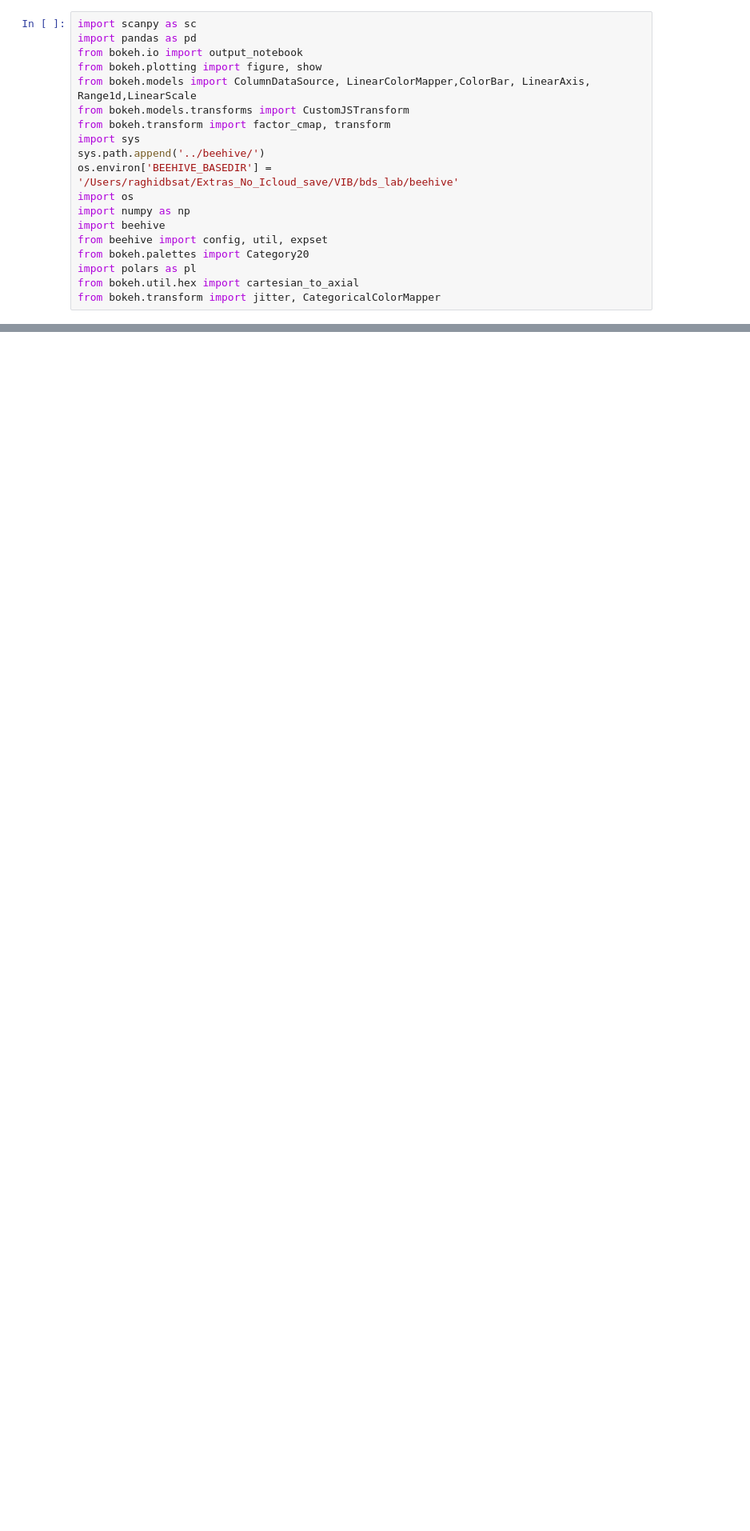
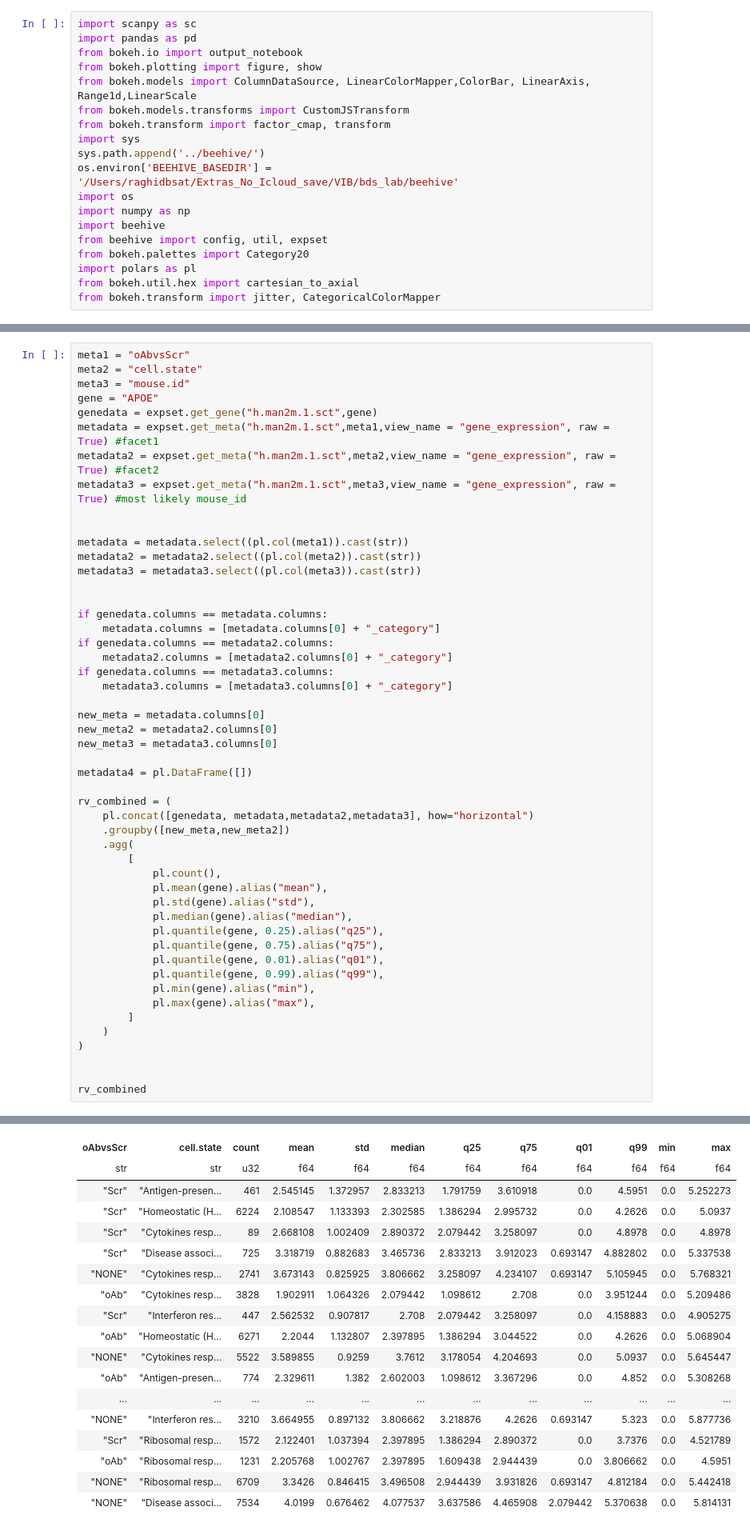
Before and after one commit to badslab/beehive, a Jupyter notebook: notebooks/scatterplot.ipynb, the cells around one changed output, grey strips where cells are left out. Shown: that part at 80% size. Cells and saved outputs as stored; diff of their text form; blank space fills up the shorter version.

Commit message:
trying agg on one gene empty dataframe

```diff
--- a/notebooks/scatterplot.ipynb
+++ b/notebooks/scatterplot.ipynb
@@ -22,3 +22,54 @@ output_notebook()
 # %% [output]
 Loading BokehJS ...
 [interactive output not drawn]
+# %%
+meta1 = "oAbvsScr"
+meta2 = "cell.state"
+meta3 = "mouse.id"
+gene = "APOE"
+genedata = expset.get_gene("h.man2m.1.sct",gene)
+metadata = expset.get_meta("h.man2m.1.sct",meta1,view_name = "gene_expression", raw = True) #facet1
+metadata2 = expset.get_meta("h.man2m.1.sct",meta2,view_name = "gene_expression", raw = True) #facet2
+metadata3 = expset.get_meta("h.man2m.1.sct",meta3,view_name = "gene_expression", raw = True) #most likely mouse_id
+
+
+metadata = metadata.select((pl.col(meta1)).cast(str))
+metadata2 = metadata2.select((pl.col(meta2)).cast(str))
+metadata3 = metadata3.select((pl.col(meta3)).cast(str))
+
+
+if genedata.columns == metadata.columns:
+    metadata.columns = [metadata.columns[0] + "_category"]
+if genedata.columns == metadata2.columns:
+    metadata2.columns = [metadata2.columns[0] + "_category"]
+if genedata.columns == metadata3.columns:
+    metadata3.columns = [metadata3.columns[0] + "_category"]
+
+new_meta = metadata.columns[0]
+new_meta2 = metadata2.columns[0]
+new_meta3 = metadata3.columns[0]
+
+metadata4 = pl.DataFrame([])
+
+rv_combined = (
+    pl.concat([genedata, metadata,metadata2,metadata3], how="horizontal")
+    .groupby([new_meta,new_meta2])
+    .agg(
+        [
+            pl.count(),
+            pl.mean(gene).alias("mean"),
+            pl.std(gene).alias("std"),
+            pl.median(gene).alias("median"),
+            pl.quantile(gene, 0.25).alias("q25"),
+            pl.quantile(gene, 0.75).alias("q75"),
+            pl.quantile(gene, 0.01).alias("q01"),
+            pl.quantile(gene, 0.99).alias("q99"),
+            pl.min(gene).alias("min"),
+            pl.max(gene).alias("max"),
+        ]
+    )
+)
+
+
+rv_combined
+# %% [output]
@@ -25,3 +77,21 @@ Loading BokehJS ...
+| oAbvsScr | cell.state | count | mean | std | median | q25 | q75 | q01 | q99 | min | max |
+| str | str | u32 | f64 | f64 | f64 | f64 | f64 | f64 | f64 | f64 | f64 |
+| "Scr" | "Antigen-presen... | 461 | 2.545145 | 1.372957 | 2.833213 | 1.791759 | 3.610918 | 0.0 | 4.5951 | 0.0 | 5.252273 |
+| "Scr" | "Homeostatic (H... | 6224 | 2.108547 | 1.133393 | 2.302585 | 1.386294 | 2.995732 | 0.0 | 4.2626 | 0.0 | 5.0937 |
+| "Scr" | "Cytokines resp... | 89 | 2.668108 | 1.002409 | 2.890372 | 2.079442 | 3.258097 | 0.0 | 4.8978 | 0.0 | 4.8978 |
+| "Scr" | "Disease associ... | 725 | 3.318719 | 0.882683 | 3.465736 | 2.833213 | 3.912023 | 0.693147 | 4.882802 | 0.0 | 5.337538 |
+| "NONE" | "Cytokines resp... | 2741 | 3.673143 | 0.825925 | 3.806662 | 3.258097 | 4.234107 | 0.693147 | 5.105945 | 0.0 | 5.768321 |
+| "oAb" | "Cytokines resp... | 3828 | 1.902911 | 1.064326 | 2.079442 | 1.098612 | 2.708 | 0.0 | 3.951244 | 0.0 | 5.209486 |
+| "Scr" | "Interferon res... | 447 | 2.562532 | 0.907817 | 2.708 | 2.079442 | 3.258097 | 0.0 | 4.158883 | 0.0 | 4.905275 |
+| "oAb" | "Homeostatic (H... | 6271 | 2.2044 | 1.132807 | 2.397895 | 1.386294 | 3.044522 | 0.0 | 4.2626 | 0.0 | 5.068904 |
+| "NONE" | "Cytokines resp... | 5522 | 3.589855 | 0.9259 | 3.7612 | 3.178054 | 4.204693 | 0.0 | 5.0937 | 0.0 | 5.645447 |
+| "oAb" | "Antigen-presen... | 774 | 2.329611 | 1.382 | 2.602003 | 1.098612 | 3.367296 | 0.0 | 4.852 | 0.0 | 5.308268 |
+| ... | ... | ... | ... | ... | ... | ... | ... | ... | ... | ... | ... |
+| "NONE" | "Interferon res... | 3210 | 3.664955 | 0.897132 | 3.806662 | 3.218876 | 4.2626 | 0.693147 | 5.323 | 0.0 | 5.877736 |
+| "Scr" | "Ribosomal resp... | 1572 | 2.122401 | 1.037394 | 2.397895 | 1.386294 | 2.890372 | 0.0 | 3.7376 | 0.0 | 4.521789 |
+| "oAb" | "Ribosomal resp... | 1231 | 2.205768 | 1.002767 | 2.397895 | 1.609438 | 2.944439 | 0.0 | 3.806662 | 0.0 | 4.5951 |
+| "NONE" | "Ribosomal resp... | 6709 | 3.3426 | 0.846415 | 3.496508 | 2.944439 | 3.931826 | 0.693147 | 4.812184 | 0.0 | 5.442418 |
+| "NONE" | "Disease associ... | 7534 | 4.0199 | 0.676462 | 4.077537 | 3.637586 | 4.465908 | 2.079442 | 5.370638 | 0.0 | 5.814131 |
 # %%
 datadir = util.get_datadir("h5ad")
 dsid ='h.s423a.1'
```
Also changed, not shown: parts of 1 cell of this notebook.
